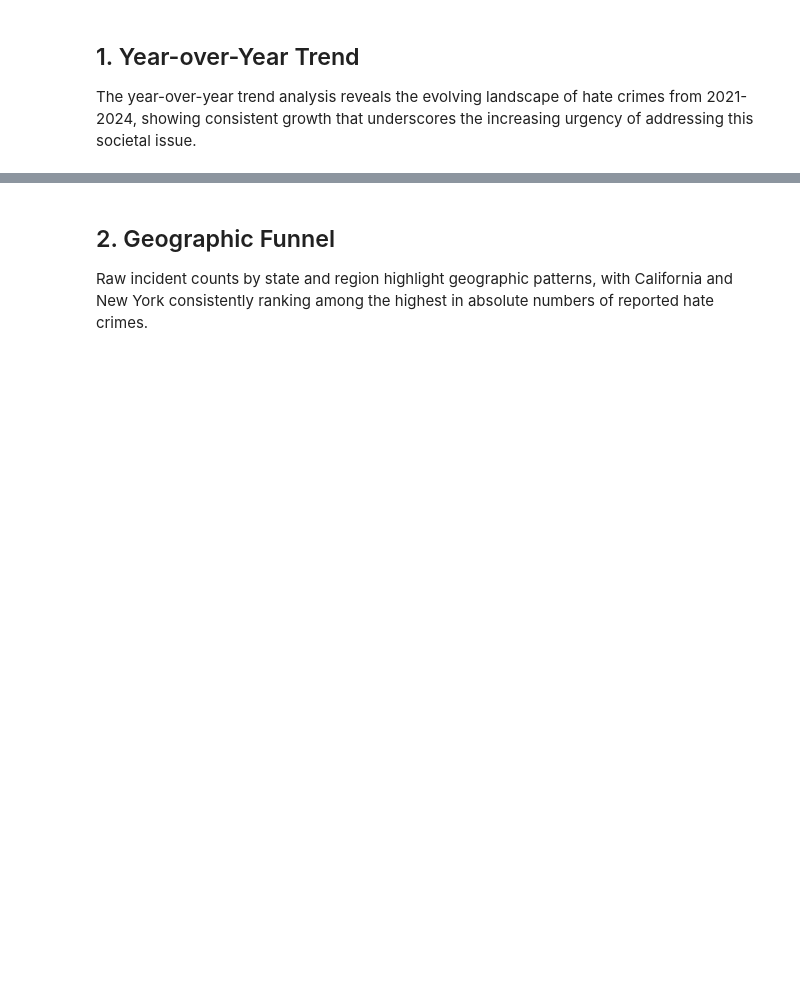
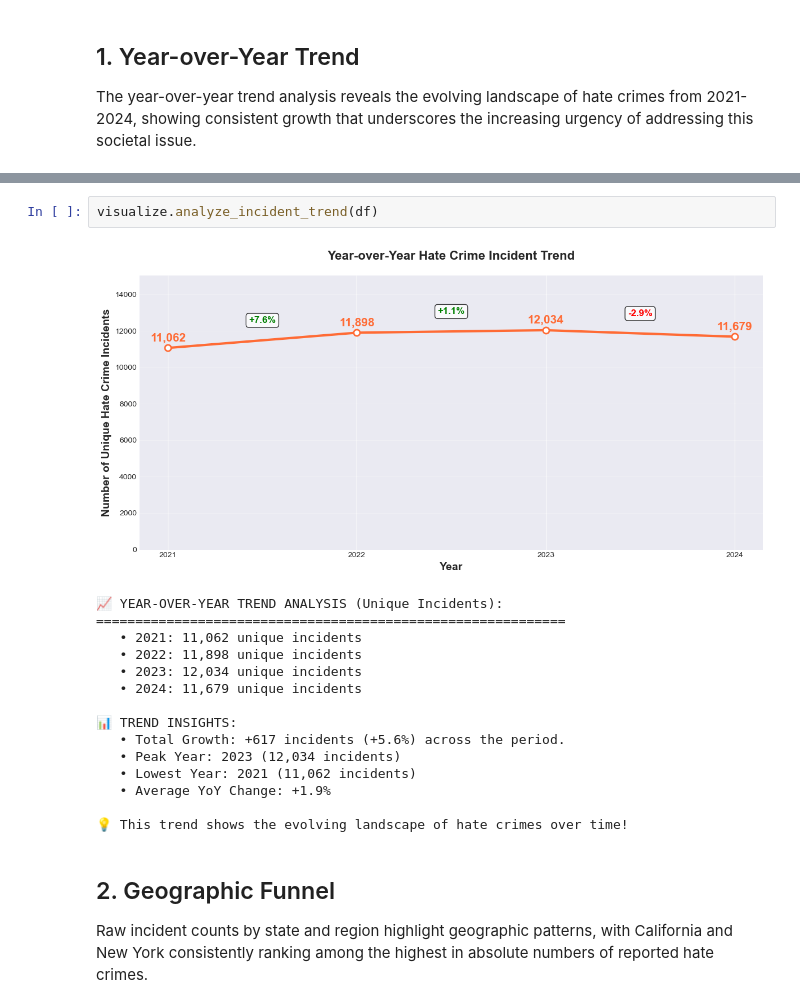
Before and after one commit to yamik1ra/DPnV_Group5_DSEB, a Jupyter notebook: notebooks/storytelling.ipynb, the cells around one changed output, grey strips where cells are left out. Saved outputs shown, nothing was run; the diff lists cells and outputs as text; blank space fills up the shorter version.

```diff
--- a/notebooks/storytelling.ipynb
+++ b/notebooks/storytelling.ipynb
@@ -452,3 +364,21 @@ print("\n💡 This trend shows the evolving landscape of hate crimes over time!"
+# %%
+visualize.analyze_incident_trend(df)
+# %% [output]
+[figure, added]
+📈 YEAR-OVER-YEAR TREND ANALYSIS (Unique Incidents):
+============================================================
+   • 2021: 11,062 unique incidents
+   • 2022: 11,898 unique incidents
+   • 2023: 12,034 unique incidents
+   • 2024: 11,679 unique incidents
+
+📊 TREND INSIGHTS:
+   • Total Growth: +617 incidents (+5.6%) across the period.
+   • Peak Year: 2023 (12,034 incidents)
+   • Lowest Year: 2021 (11,062 incidents)
+   • Average YoY Change: +1.9%
+
+💡 This trend shows the evolving landscape of hate crimes over time!
 # %% [markdown]
 ## 2. Geographic Funnel
 
```
Also changed, not shown: parts of 14 cells of this notebook, 5 other files.
